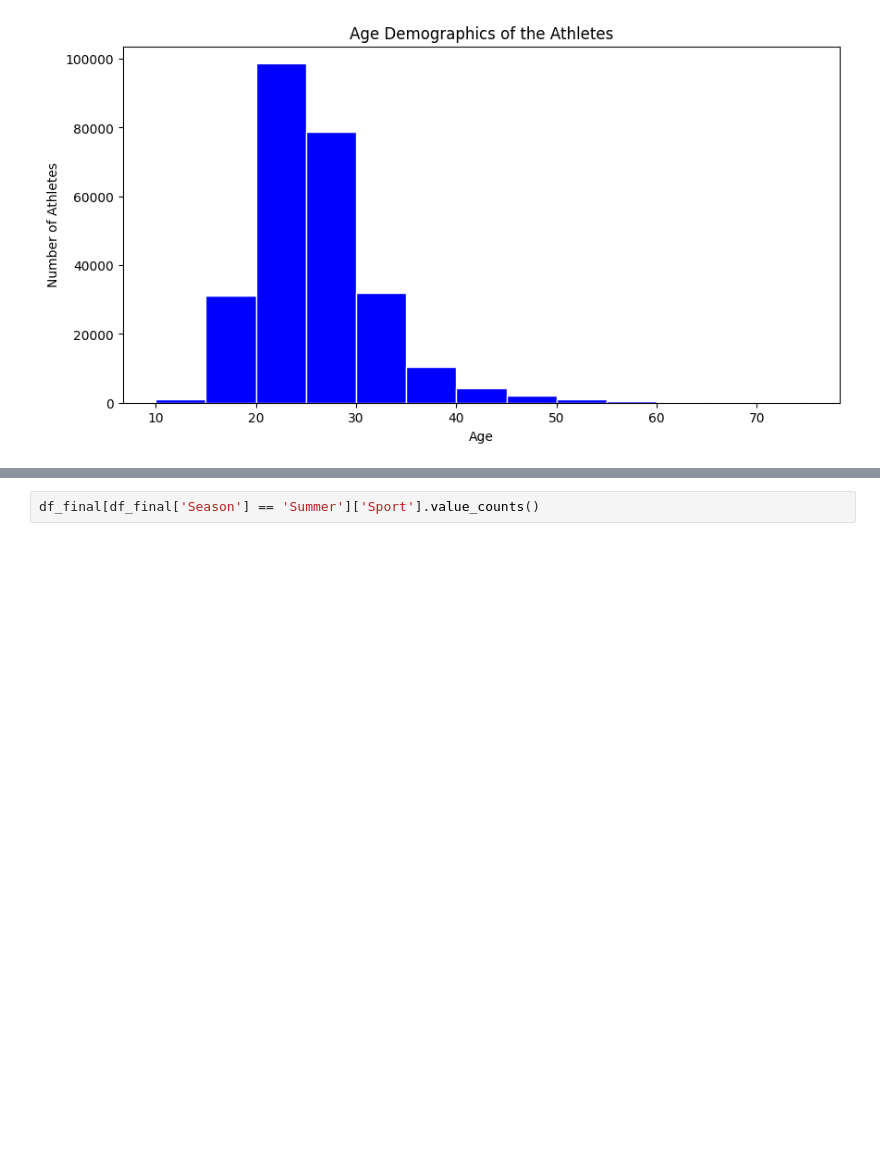
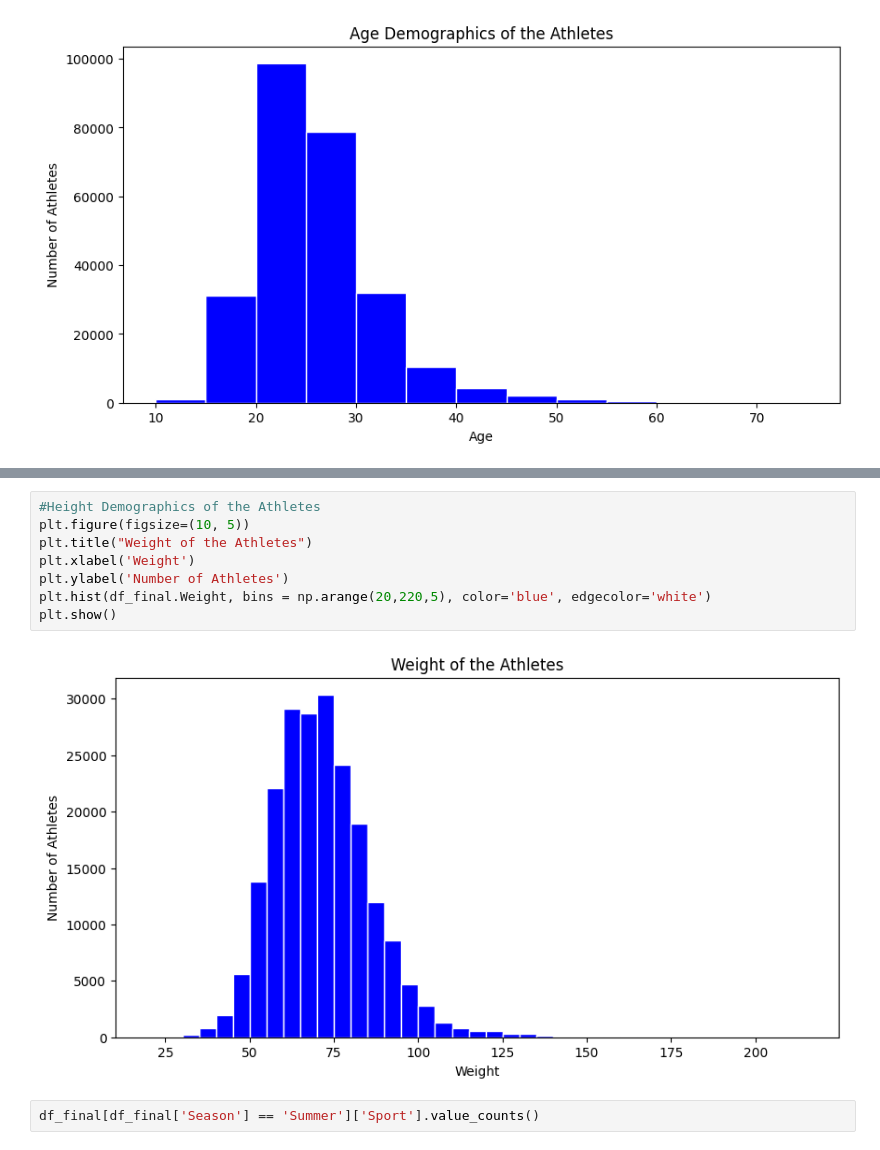
Before and after one commit to Sahil-987/Olympic-Dataset-Analysis, a Jupyter notebook: main.ipynb, the cells around one changed output, grey strips where cells are left out. Drawn from its saved outputs; the diff is of its cells as text; blank space fills up the shorter version.

```diff
--- a/main.ipynb
+++ b/main.ipynb
@@ -340,3 +350,13 @@ plt.show()
+# %%
+#Height Demographics of the Athletes
+plt.figure(figsize=(10, 5))
+plt.title("Weight of the Athletes")
+plt.xlabel('Weight')
+plt.ylabel('Number of Athletes')
+plt.hist(df_final.Weight, bins = np.arange(20,220,5), color='blue', edgecolor='white')
+plt.show()
+# %% [output]
+[figure, added]
 # %%
 df_final[df_final['Season'] == 'Summer']['Sport'].value_counts()
 # %% [output]
```
Also changed, not shown: parts of 10 cells of this notebook.
